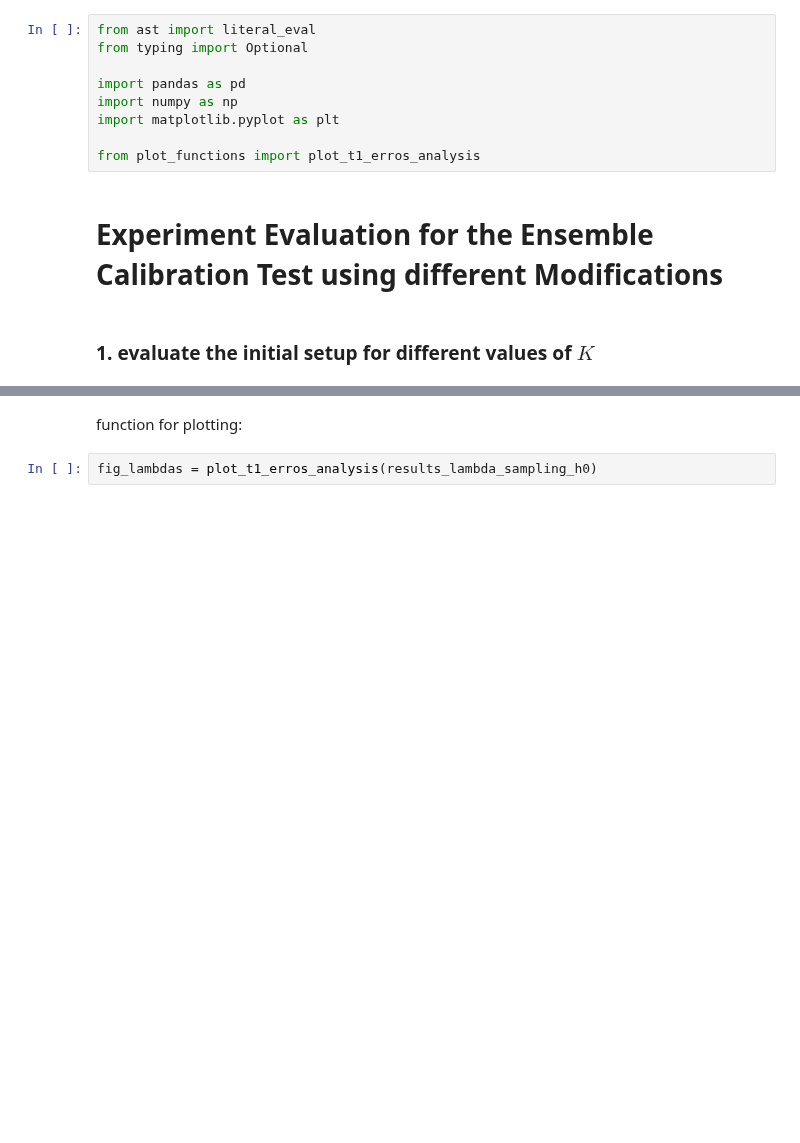
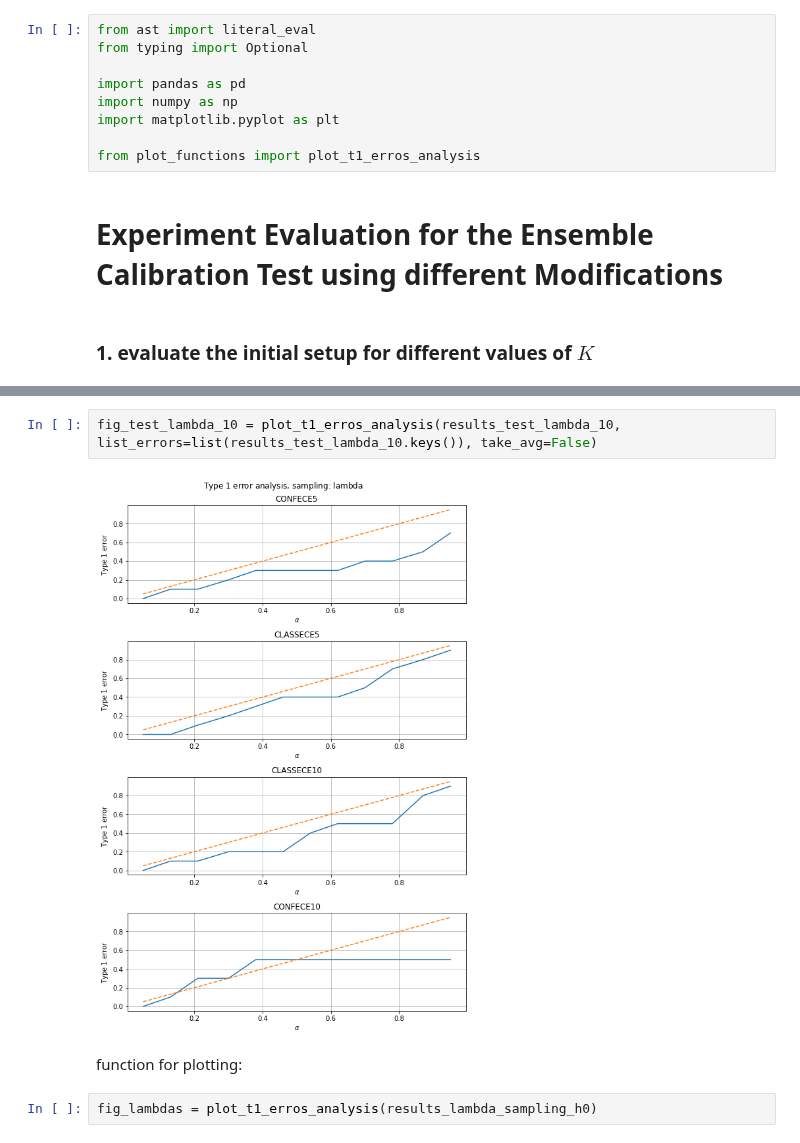
Before and after one commit to mkjuergens/EnsembleCalibration, a Jupyter notebook: ensemblecalibration/calibration/results_t1_t2.ipynb, the cells around one changed output, grey strips where cells are left out. Saved outputs shown, nothing was run; the diff lists cells and outputs as text; blank space fills up the shorter version.

```diff
--- a/ensemblecalibration/calibration/results_t1_t2.ipynb
+++ b/ensemblecalibration/calibration/results_t1_t2.ipynb
@@ -21,3 +42,7 @@ results_final_mcmc = pd.read_csv('final_results_experiments_t1t2_alpha_100_10_3_
+# %%
+fig_test_lambda_10 = plot_t1_erros_analysis(results_test_lambda_10, list_errors=list(results_test_lambda_10.keys()), take_avg=False)
+# %% [output]
+[figure, added]
 # %% [markdown]
 function for plotting:
 # %%
```
Also changed, not shown: parts of 6 cells of this notebook.
